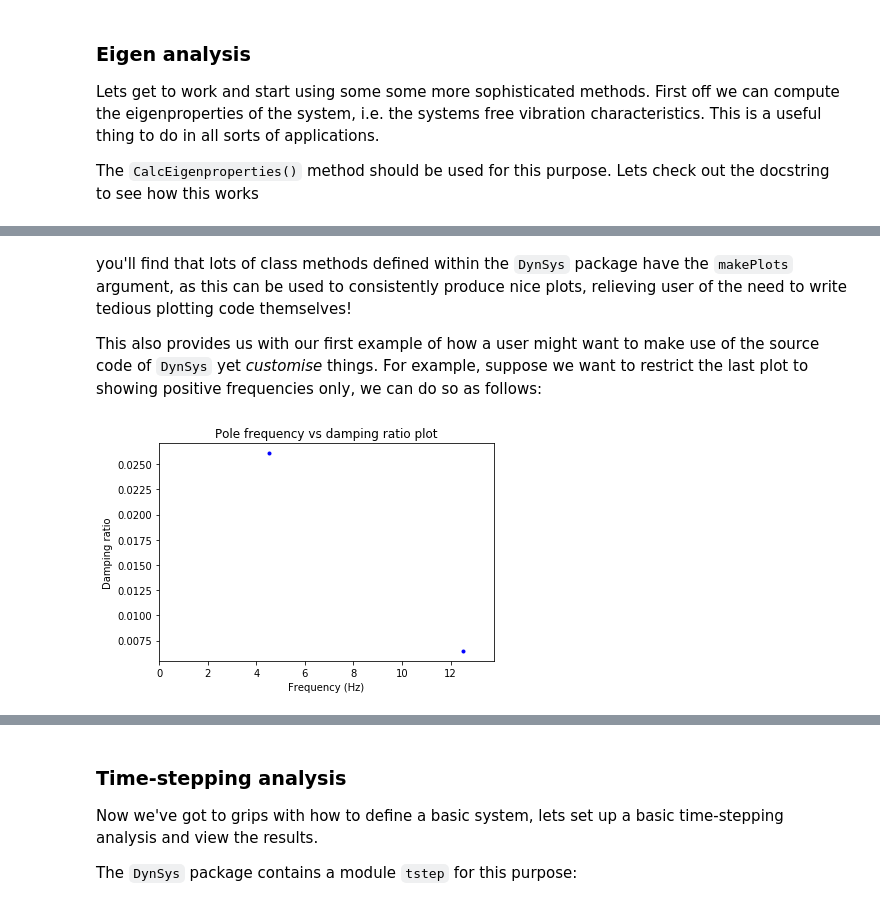
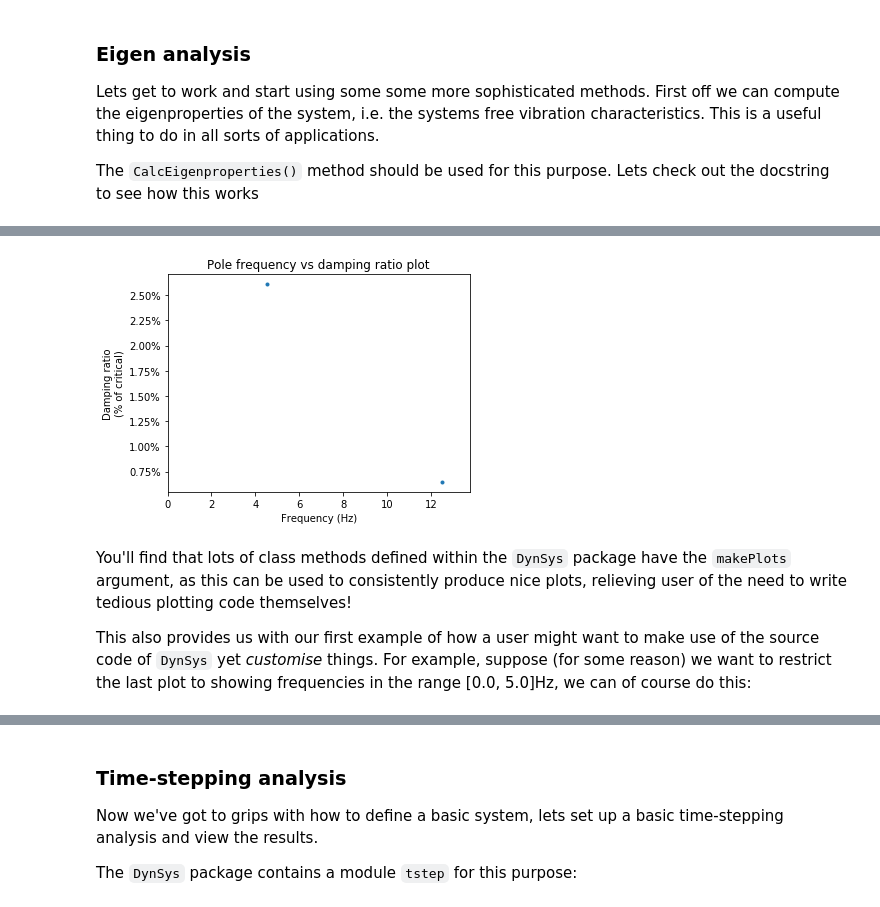
Before and after one commit to MEMAndersen/DynSys, a Jupyter notebook: examples/tutorial.ipynb, the cells around one changed output, grey strips where cells are left out. Drawn from its saved outputs; the diff is of its cells as text; code cells hidden in the pictures.

```diff
--- a/examples/tutorial.ipynb
+++ b/examples/tutorial.ipynb
@@ -283,0 +280,2 @@ eta: [0.02608127 0.02608127 0.00646673 0.00646673]
+# %%
+eig_results = my_system.calc_eigenproperties()
@@ -293,11 +330,8 @@ eig_res_dict = my_system.CalcEigenproperties(makePlots=True)
+# %%
+eig_results.plot_eigenvalues(plotType=4);
+# %% [output]
+[figure, added]
 # %% [markdown]
-you'll find that lots of class methods defined within the `DynSys` package have the `makePlots` argument, as this can be used to consistently produce nice plots, relieving user of the need to write tedious plotting code themselves!
+You'll find that lots of class methods defined within the `DynSys` package have the `makePlots` argument, as this can be used to consistently produce nice plots, relieving user of the need to write tedious plotting code themselves!
 
-This also provides us with our first example of how a user might want to make use of the source code of `DynSys` yet _customise_ things. For example, suppose we want to restrict the last plot to showing positive frequencies only, we can do so as follows:
+This also provides us with our first example of how a user might want to make use of the source code of `DynSys` yet _customise_ things. For example, suppose (for some reason) we want to restrict the last plot to showing frequencies in the range [0.0, 5.0]Hz, we can of course do this:
-# %%
-# Get axis object corresponding to the last plot
-ax = eig_res_dict["ax_list"][3]
-ax.set_xlim([0,ax.get_xlim()[1]])
-ax.get_figure()
-# %% [output]
-[figure, removed]
```
Also changed, not shown: parts of 40 cells of this notebook, 1 other file.
